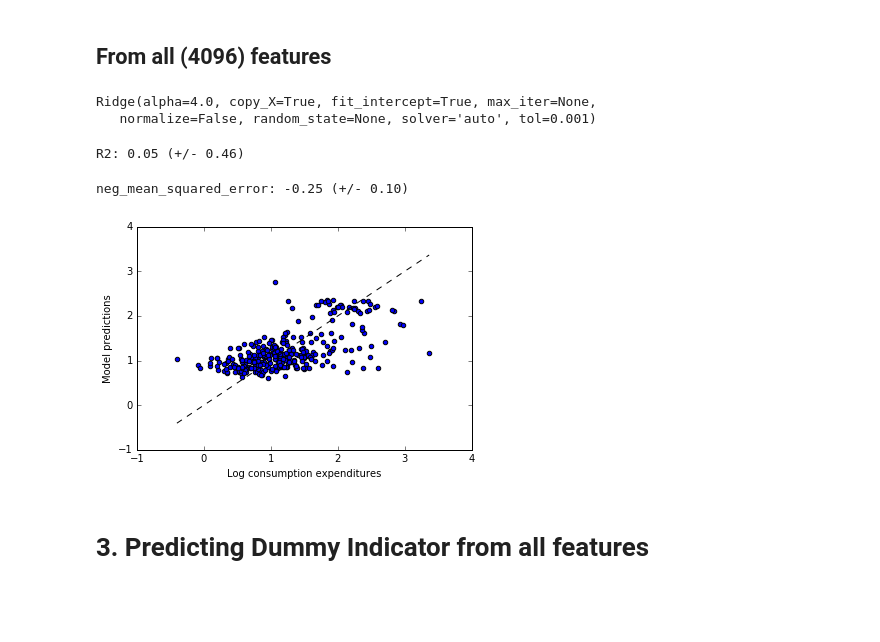
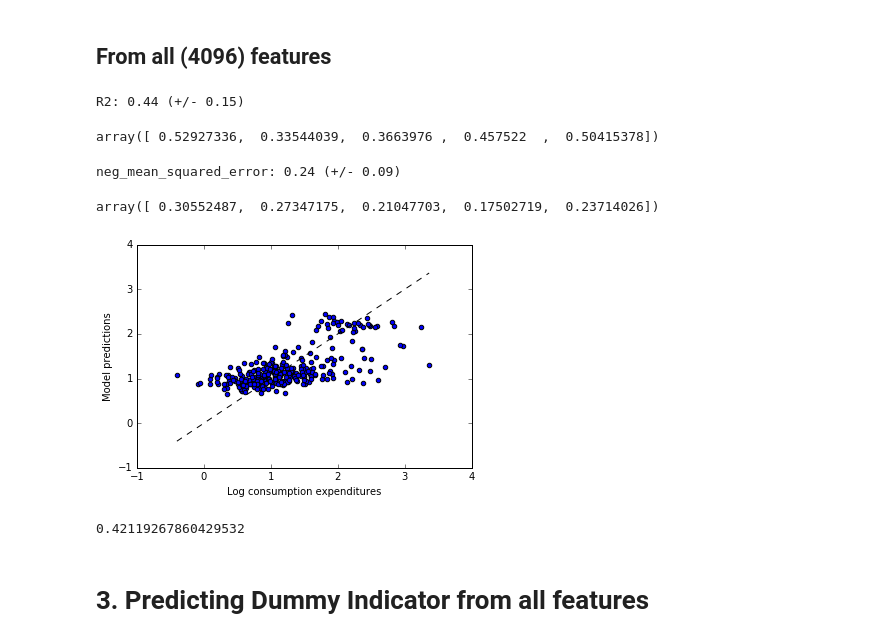
Before and after one commit to WFP-VAM/HRM, a Jupyter notebook: Notebooks/4. Predicting HH indicators with CNN features.ipynb, the cells around one changed output. Drawn from its saved outputs; the diff is of its cells as text; code cells hidden in the pictures; blank space fills up the shorter version.

Commit message:
Shuffling data before cross-validation
Data was ordered by lat, long causing non-accurate cross-validated
scores.

```diff
--- a/Notebooks/4. Predicting HH indicators with CNN features.ipynb
+++ b/Notebooks/4. Predicting HH indicators with CNN features.ipynb
@@ -126,28 +134,46 @@ clf = Ridge(alpha)
-# %%
-clf.fit(X, y)
-# %% [output]
-Ridge(alpha=4.0, copy_X=True, fit_intercept=True, max_iter=None,
-   normalize=False, random_state=None, solver='auto', tol=0.001)
+# %%
+model=Ridge()
+# %%
+alphas = np.array([1,5,10,20,30,40,50])
+# %%
+inner_cv = KFold(n_splits=5, shuffle=True)
+outer_cv = KFold(n_splits=5, shuffle=True)
+# %%
+#Inner Loop
+clf = GridSearchCV(estimator=model, param_grid=dict(alpha=alphas), cv=inner_cv)
 # %%
-r2 = cross_val_score(clf, X, y, cv=10,scoring='r2')
+# Outer Loop
+r2 = cross_val_score(clf, X, y, cv=outer_cv ,scoring='r2')
 print("R2: %0.2f (+/- %0.2f)" % (r2.mean(), r2.std() * 2))
 # %% [output]
-R2: 0.05 (+/- 0.46)
+R2: 0.44 (+/- 0.15)
+# %%
+r2
+# %% [output]
+array([ 0.52927336,  0.33544039,  0.3663976 ,  0.457522  ,  0.50415378])
 # %%
-neg_mean_squared_error = cross_val_score(clf, X, y, cv=10,scoring='neg_mean_squared_error')
-print("neg_mean_squared_error: %0.2f (+/- %0.2f)" % (neg_mean_squared_error.mean(), neg_mean_squared_error.std() * 2))
+neg_mean_squared_error = cross_val_score(clf, X, y, cv=outer_cv,scoring='neg_mean_squared_error')
+print("neg_mean_squared_error: %0.2f (+/- %0.2f)" % (-neg_mean_squared_error.mean(), neg_mean_squared_error.std() * 2))
 # %% [output]
-neg_mean_squared_error: -0.25 (+/- 0.10)
+neg_mean_squared_error: 0.24 (+/- 0.09)
+# %%
+-neg_mean_squared_error
+# %% [output]
+array([ 0.30552487,  0.27347175,  0.21047703,  0.17502719,  0.23714026])
 # %%
-y_hat = cross_val_predict(clf, X, y, cv=10)
+y_hat = cross_val_predict(clf, X, y, cv=outer_cv)
 fig, ax = plt.subplots()
 ax.scatter(y, y_hat, edgecolors=(0, 0, 0))
 ax.plot([y.min(), y.max()], [y.min(), y.max()], 'k--')
 ax.set_xlabel('Log consumption expenditures')
 ax.set_ylabel('Model predictions')
 plt.show()
 # %% [output]
-[figure, old version]
+[figure, new version]
+# %%
+r2_score(y,y_hat)
+# %% [output]
+0.42119267860429532
 # %% [markdown]
 # 3. Predicting Dummy Indicator from all features
 # %%
```
Also changed, not shown: parts of 29 cells of this notebook.
